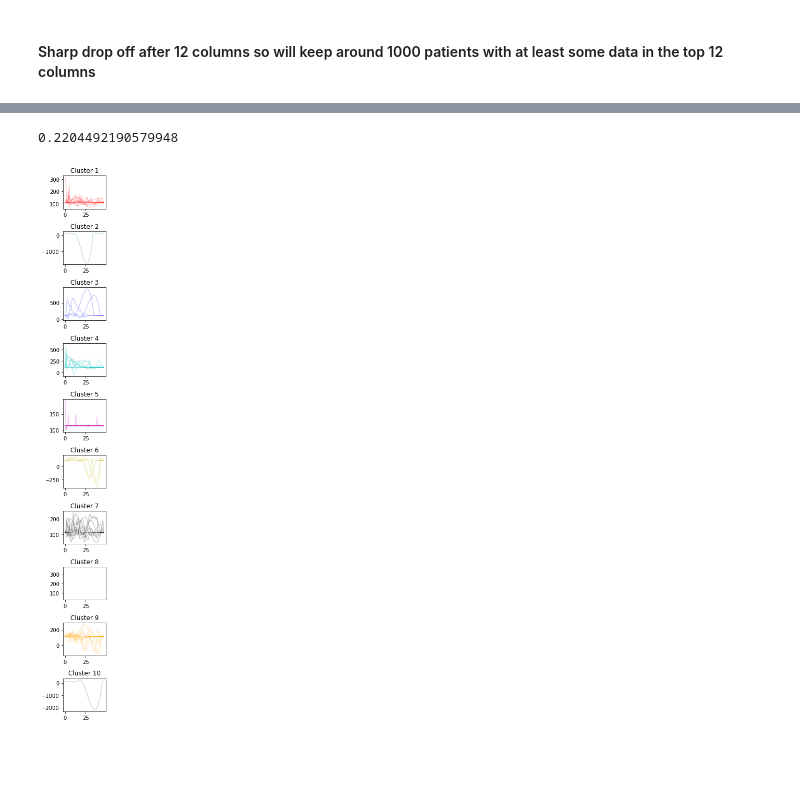
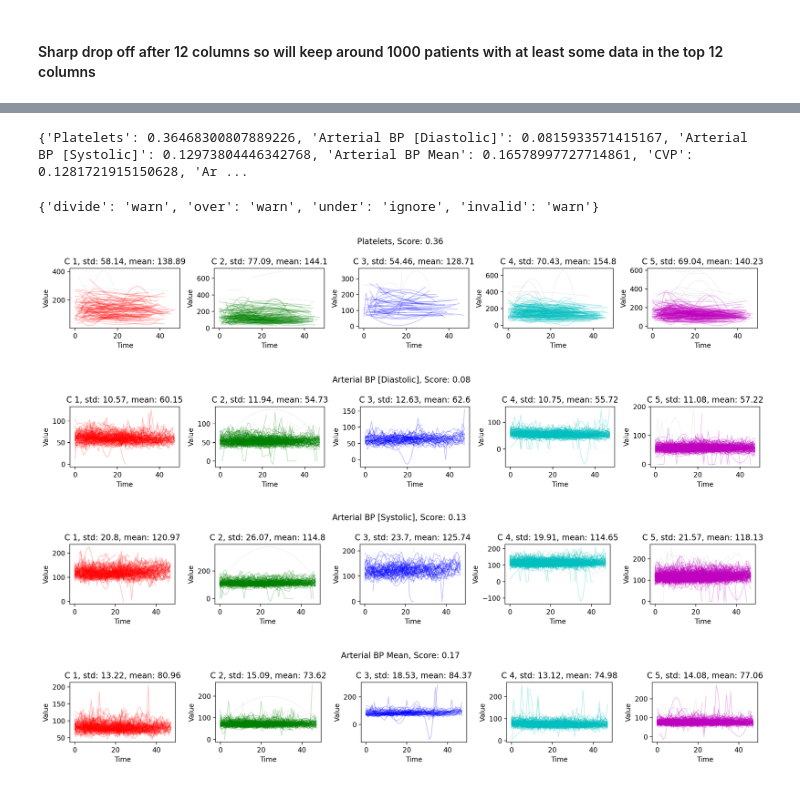
Before and after one commit to BenMarkFrost/LEN_Individual_Project, a Jupyter notebook: Static/temporalClustering.ipynb, the cells around one changed output, grey strips where cells are left out. Cells and saved outputs as stored; diff of their text form; code cells hidden in the pictures; blank space fills up the shorter version.

Commit message:
Improving clustering metrics

```diff
--- a/Static/temporalClustering.ipynb
+++ b/Static/temporalClustering.ipynb
@@ -304,6 +394,7 @@ for i in range(len(clusteringPatients[:5])):
     for idx, col in enumerate(clusteringPatients[i].interpolatedData.columns):
         plt.subplot(1, len(clusteringPatients[i].interpolatedData.columns), idx+1)
 
+        plt.plot(clusteringPatients[i].interpolatedData.index, clusteringPatients[i].interpolatedData[col])
         plt.scatter(clusteringPatients[i].interpolatedData.index, clusteringPatients[i].interpolatedData[col])
         plt.scatter(clusteringPatients[i].clusteringColumns.index, clusteringPatients[i].clusteringColumns[col])
         plt.title(f"{col}")
@@ -332,8 +439,0 @@ print(dataFormatted.shape)
-# %%
-
-clusters = 10
-
-model = TimeSeriesKMeans(n_clusters=clusters, metric="dtw", max_iter=200, random_state=0)
-y_pred = model.fit_predict(dataFormatted)
-
-print(silhouette_score(data, y_pred))
@@ -342,18 +533,63 @@ print(silhouette_score(data, y_pred))
+# %%
+print(scores)
+# %% [output]
+{'Platelets': 0.36468300807889226, 'Arterial BP [Diastolic]': 0.0815933571415167, 'Arterial BP [Systolic]': 0.12973804446342768, 'Arterial BP Mean': 0.16578997727714861, 'CVP': 0.1281721915150628, 'Ar ...
+# %%
+np.seterr(all="ignore")
+# %% [output]
+{'divide': 'warn', 'over': 'warn', 'under': 'ignore', 'invalid': 'warn'}
+# %%
+def removeOutliers(data, threshold):
+    stdDev = np.nanstd(data)
+    # print(stdDev)
+    mean = np.nanmean(data)
+    # print(mean)
+    normalised = [np.nanmean(np.abs(d - mean)) for d in data]
+    mask = normalised < threshold * stdDev
+    return data[mask], data[np.logical_not(mask)]
 # %%
 colours = {0:'r', 1:'g', 2:'b', 3:'c', 4:'m', 5:'y', 6:'k', 7:'w', 8:'orange', 9:'purple', 10:'pink'}
 
 
-fig = plt.figure(figsize=(2,15))
+for col in clusteredDF.columns:
 
-for i in range(clusters):
-    plt.subplot(clusters, 1, i+1)
-    for sample in dataFormatted[y_pred == i][:10]:
-        plt.plot(sample, c=colours[i], alpha=0.2)
-    plt.title(f"Cluster {i+1}")
 
-plt.tight_layout()
+    fig = plt.figure(figsize=(clusters*3,2.5), dpi=200)
 
-print(silhouette_score(data, y_pred))
+    fig.suptitle(f"{col}, Score: {np.round(scores[col], 2)}")
+
+    colData = [np.pad(j.interpolatedData[col].values, (0, 48 - len(j.interpolatedData[col].values)), 'constant', constant_values = (np.NaN, np.NaN)) for j in clusteringPatients]
+    # print(colData)
+
+    for i in range(clusters):
+        plt.subplot(1, clusters, i+1)
+
+        dataCluster = np.array(colData)[y_pred == i]
+
+        withoutOutliers, outliers = removeOutliers(dataCluster, 2)
+
+        # print(f"Num removed: {len(dataCluster) - len(withoutOutliers)}")
+
+        # print(len(dataCluster))
+        # print(len(withoutOutliers))
+
+        for sample in outliers:
+            plt.plot(sample, c='black', alpha=0.05, linewidth=1)
+
+        for sample in withoutOutliers:
+            plt.plot(sample, c=colours[i], alpha=0.25, linewidth=1)
+
+        plt.title(f"C {i+1}, std: {np.round(np.nanstd(dataCluster), 2)}, mean: {np.round(np.nanmean(dataCluster), 2)}")
+        plt.xlabel("Time")
+        plt.ylabel("Value")
+        # print(dataCluster)
+        # print(np.nanstd(dataCluster))
+
+
+    plt.tight_layout()
+    plt.show()
 # %% [output]
-0.2204492190579948
-[figure, old version]
+[figure, new version]
+[figure, added]
+[figure, added]
+[figure, added]
```
Also changed, not shown: parts of 17 cells of this notebook, 1 other file.
